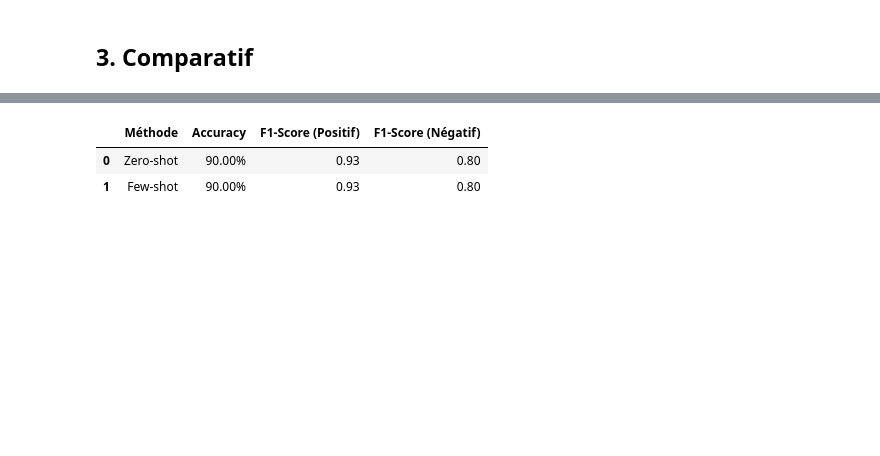
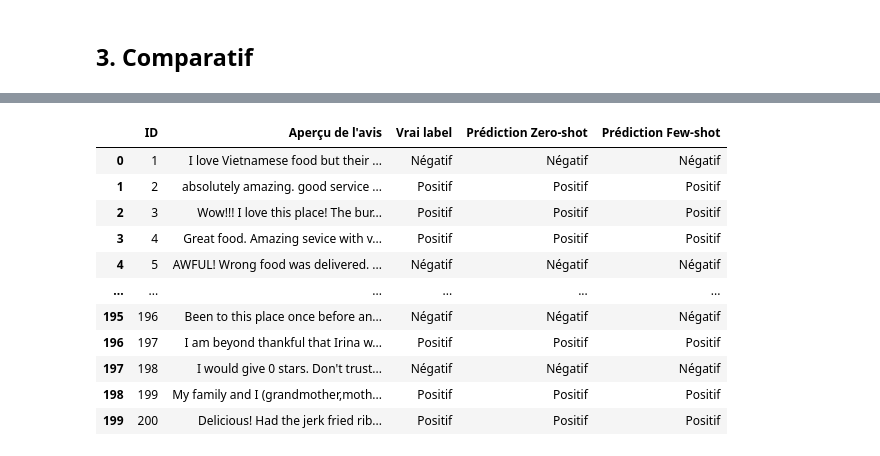
Before and after one commit to Apalian/Analyse-intelligente-des-avis-Yelp-avec-ML, a Jupyter notebook: notebooks/07_classification_llm.ipynb, the cells around one changed output, grey strips where cells are left out. Cells and saved outputs as stored; diff of their text form; code cells hidden in the pictures; blank space fills up the shorter version.

Commit message:
fix : LLM predictions & tests

```diff
--- a/notebooks/07_classification_llm.ipynb
+++ b/notebooks/07_classification_llm.ipynb
@@ -55,7 +63,7 @@ with open(reviews_file, 'r', encoding='utf-8') as f:
 filtered_reviews = [r for r in reviews if r['stars'] != 3]
 
 # Prendre 10 reviews aléatoires parmi les filtrées
-sample_reviews = random.sample(filtered_reviews, min(10, len(filtered_reviews)))
+sample_reviews = random.sample(filtered_reviews, min(200, len(filtered_reviews)))
 # %% [markdown]
 ### Créations des labels
 # %%
@@ -81,10 +87,9 @@ from langchain_core.prompts import PromptTemplate
 
 template_zero_structured = """
 Tu es un expert en analyse de sentiments.
-Tâche : Analyse l'avis suivant.
+Tâche : Analyse l'avis suivant et détermine s'il est globalement positif ou négatif.
 Format de réponse attendu :
 CLASSIFICATION : [STRICTEMENT "Positif" ou "Négatif"]
-RAISONNEMENT : [Une phrase courte expliquant pourquoi]
 
 Avis : {texte_avis}
 Réponse :
@@ -112,8 +117,6 @@ for i, review in enumerate(sample_reviews, 1):
         for line in lines:
             if "CLASSIFICATION :" in line:
                 label = line.split("CLASSIFICATION :")[1].strip()
-            if "RAISONNEMENT :" in line:
-                reasoning = line.split("RAISONNEMENT :")[1].strip()
     except Exception as e:
         print(f"Erreur de parsing sur l'avis {i}: {e}")
 
@@ -151,10 +154,9 @@ RAISONNEMENT : L'auteur de l'avis mentionne plusieurs aspects positifs, tels que
 # %%
 template_few_structured = """
 Tu es un expert en analyse de sentiments.
-Tâche : Analyse l'avis suivant.
+Tâche : Analyse l'avis suivant et détermine s'il est globalement positif ou négatif.
 Format de réponse attendu :
 CLASSIFICATION : [STRICTEMENT "Positif" ou "Négatif"]
-RAISONNEMENT : [Une phrase courte expliquant pourquoi]
 
 Exemple 1 :
 Avis : "Went for lunch and found that my burger was meh.  What was obvious was that the focus of the burgers is the amount of different and random crap they can pile on it and not the flavor of the meat.  My burger patty seemed steamed and appeared to be a preformed patty, contrary to what is stated on the menu.    I can get ground beef from Kroger and make a burger that blows them out of the water."
@@ -195,8 +197,6 @@ for i, review in enumerate(sample_reviews, 1):
         for line in lines:
             if "CLASSIFICATION :" in line:
                 label = line.split("CLASSIFICATION :")[1].strip()
-            if "RAISONNEMENT :" in line:
-                reasoning = line.split("RAISONNEMENT :")[1].strip()
     except:
         pass
 
@@ -237,12 +237,48 @@ import pandas as pd
 import seaborn as sns
 import matplotlib.pyplot as plt
 
-# 1. Préparation des données
+# Préparation des données
 df_results = pd.DataFrame(results_data)
 
-# Nettoyage : On s'assure que les labels sont comparables (enlever espaces/casse)
-df_results['prediction'] = df_results['prediction'].str.strip().str.capitalize()
-df_results['true_label'] = df_results['true_label'].str.strip().str.capitalize()
+# ========== TABLEAU DE COMPARAISON =========
+print("\n\n📋 TABLEAU COMPARATIF - AVIS ET PRÉDICTIONS")
+print("="*50)
+
+# Créer un tableau pivot avec avis, true_label et prédictions par mode
+comparison_data = []
+
+for review_id in df_results['id_review'].unique():
+    row_data = {'id_review': review_id}
+
+    # Récupérer l'avis et le vrai label
+    review_rows = df_results[df_results['id_review'] == review_id]
+    if len(review_rows) > 0:
+        row_data['text'] = review_rows.iloc[0]['text'][:100] + "..."  # Limiter à 100 caractères
+        row_data['true_label'] = review_rows.iloc[0]['true_label']
+
+    # Ajouter les prédictions pour chaque mode
+    for mode in ['Zero-shot', 'Few-shot']:
+        pred = df_results[(df_results['id_review'] == review_id) & (df_results['mode'] == mode)]
+        if len(pred) > 0:
+            row_data[f'pred_{mode}'] = pred.iloc[0]['prediction']
+        else:
+            row_data[f'pred_{mode}'] = 'N/A'
+
+    comparison_data.append(row_data)
+
+df_comparison = pd.DataFrame(comparison_data)
+
+# Réorganiser les colonnes
+cols_order = ['id_review', 'text', 'true_label', 'pred_Zero-shot', 'pred_Few-shot']
+df_comparison = df_comparison[cols_order]
+
+# Renommer les colonnes pour un meilleur affichage
+df_comparison_display = df_comparison.copy()
+df_comparison_display.columns = ['ID', 'Aperçu de l\'avis', 'Vrai label', 'Prédiction Zero-shot', 'Prédiction Few-shot']
+
+display(df_comparison_display)
+
+# ---------------------------------------------------------------------------------------
 
 # Filtrer les labels "Inconnu" et les prédictions invalides
 df_results_clean = df_results[
@@ -250,31 +286,14 @@ df_results_clean = df_results[
     (df_results['prediction'].isin(['Positif', 'Négatif']))
 ].copy()
 
-# Liste des modes à évaluer
+# Liste des modes à évaluer (few-shot | zero-shot)
 modes = df_results_clean['mode'].unique()
 
 print("📊 ANALYSE DES PERFORMANCES")
 print("="*50)
 
-summary_metrics = []
-
 for mode in modes:
     df_mode = df_results_clean[df_results_clean['mode'] == mode]
-
-    if len(df_mode) == 0:
-        print(f"⚠️  Pas de données valides pour le mode {mode}")
-        continue
-
-    # Calcul des métriques
-    acc = accuracy_score(df_mode['true_label'], df_mode['prediction'])
-    report = classification_report(df_mode['true_label'], df_mode['prediction'], output_dict=True)
-
-    summary_metrics.append({
-        "Méthode": mode,
-        "Accuracy": f"{acc:.2%}",
-        "F1-Score (Positif)": f"{report.get('Positif', {}).get('f1-score', 0):.2f}",
-        "F1-Score (Négatif)": f"{report.get('Négatif', {}).get('f1-score', 0):.2f}"
-    })
 
     print(f"\n▶ Rapport détaillé pour le mode : {mode}")
     print("-" * 40)
@@ -300,3 +304,12 @@ weighted avg       0.93      0.90      0.91        10
-|  | Méthode | Accuracy | F1-Score (Positif) | F1-Score (Négatif) |
-| 0 | Zero-shot | 90.00% | 0.93 | 0.80 |
-| 1 | Few-shot | 90.00% | 0.93 | 0.80 |
+|  | ID | Aperçu de l'avis | Vrai label | Prédiction Zero-shot | Prédiction Few-shot |
+| 0 | 1 | I love Vietnamese food but their ... | Négatif | Négatif | Négatif |
+| 1 | 2 | absolutely amazing. good service ... | Positif | Positif | Positif |
+| 2 | 3 | Wow!!! I love this place! The bur... | Positif | Positif | Positif |
+| 3 | 4 | Great food. Amazing sevice with v... | Positif | Positif | Positif |
+| 4 | 5 | AWFUL! Wrong food was delivered. ... | Négatif | Négatif | Négatif |
+| ... | ... | ... | ... | ... | ... |
+| 195 | 196 | Been to this place once before an... | Négatif | Négatif | Négatif |
+| 196 | 197 | I am beyond thankful that Irina w... | Positif | Positif | Positif |
+| 197 | 198 | I would give 0 stars. Don't trust... | Négatif | Négatif | Négatif |
+| 198 | 199 | My family and I (grandmother,moth... | Positif | Positif | Positif |
+| 199 | 200 | Delicious! Had the jerk fried rib... | Positif | Positif | Positif |
```
Also changed, not shown: parts of 6 cells of this notebook, 1 other file.
